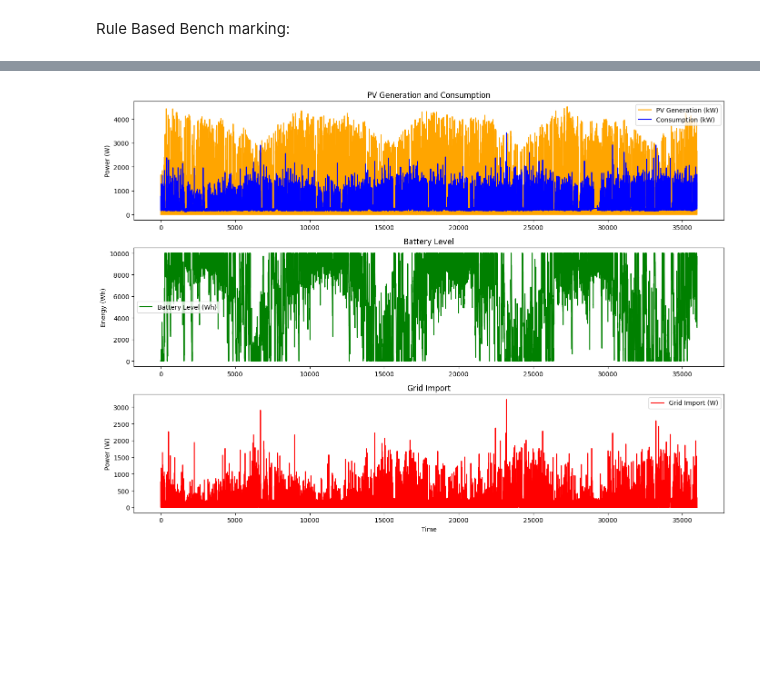
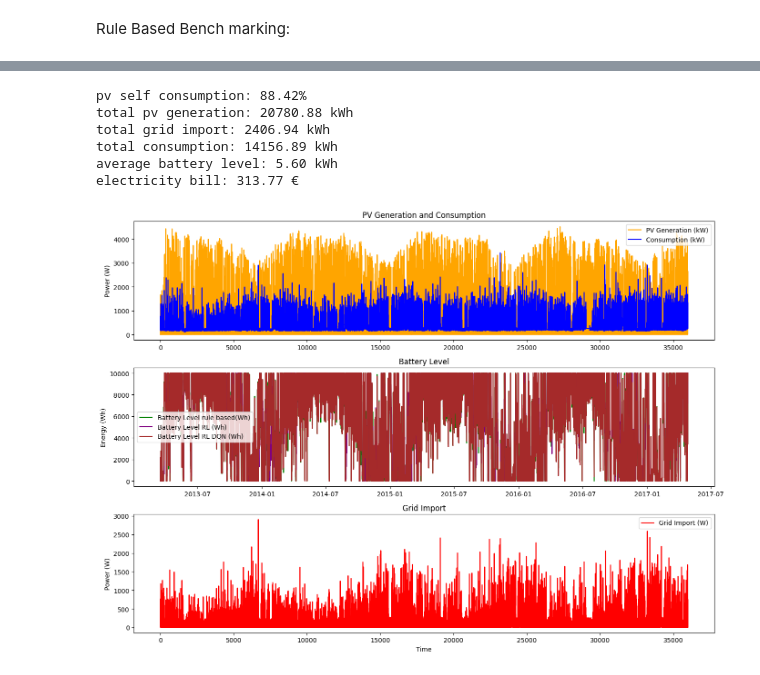
Before and after one commit to hosseinnhk/iems_digital_twin, a Jupyter notebook: rl_notebook.ipynb, the cells around one changed output, grey strips where cells are left out. Cells and saved outputs as stored; diff of their text form; code cells hidden in the pictures; blank space fills up the shorter version.

Commit message:
generative AI model is added

```diff
--- a/rl_notebook.ipynb
+++ b/rl_notebook.ipynb
@@ -258,37 +465,84 @@ average battery level: 7.01 kWh
+# %%
+env.reset()
+states, actions, rewards, battery_level, grid_imports, pv_generation, consumption = [], [], [], [], [], [], []
+
+done = False
+while not done:
+    state = env._get_state()
+    action, _ = model.predict(state)
+    next_state, reward, done, _ = env.step(action)
+
+    # Save data for visualization
+    states.append(state)
+    actions.append(action)
+    rewards.append(reward)
+    battery_level.append(env.battery_level)
+    grid_imports.append(env.grid_import)  # Grid import
+    pv_generation.append(state[1])
+    consumption.append(state[2])
+
+# Convert lists to numpy arrays for easier plotting
+battery_levels = np.array(battery_level)
+grid_imports = np.array(grid_imports)
+pv_generation = np.array(pv_generation)
+consumption = np.array(consumption)
+
+dataset['battery_level_rl_dqn'] = battery_level
+dataset['grid_import_rl_dqn'] = grid_imports
+# %%
+pv_self_consumption = np.sum(pv_generation - grid_imports) / np.sum(pv_generation) * 100
+electricity_bill = np.sum(grid_imports * dataset['price'])/ 1000000
+
+
+print(f"pv self consumption: {pv_self_consumption:.2f}%")
+print(f"total pv generation: {np.sum(pv_generation)/1000:.2f} kWh")
+print(f"total grid import: {np.sum(grid_imports)/1000:.2f} kWh")
+print(f"total consumption: {np.sum(consumption)/1000:.2f} kWh")
+print(f'average battery level: {np.mean(battery_level)/1000:.2f} kWh')
+print(f'electricity bill: {electricity_bill:.2f} €')
+# %% [output]
+pv self consumption: 88.42%
+total pv generation: 20780.88 kWh
+total grid import: 2406.94 kWh
+total consumption: 14156.89 kWh
+average battery level: 5.60 kWh
+electricity bill: 313.77 €
 # %%
 # Generate time labels for a week
-time_labels = [f"Day {i//24+1}, Hour {i%24}" for i in range(len(battery_levels_rl))]
+time_labels = [f"Day {i//24+1}, Hour {i%24}" for i in range(len(battery_levels))]
 
 # Plot the results
 plt.figure(figsize=(14, 10))
 
 # PV Generation and Consumption
 plt.subplot(3, 1, 1)
 plt.plot(pv_generation, label='PV Generation (kW)', color='orange')
 plt.plot(consumption, label='Consumption (kW)', color='blue')
 plt.title('PV Generation and Consumption')
 plt.ylabel('Power (W)')
 plt.legend()
 
 # Battery Level
 plt.subplot(3, 1, 2)
-plt.plot(battery_levels_rl, label='Battery Level (Wh)', color='green')
+plt.plot(dataset['battery_level_rb'], label='Battery Level rule based(Wh)', color='green')
+plt.plot(dataset['battery_level_rl'], label='Battery Level RL (Wh)', color='purple')
+plt.plot(dataset['battery_level_rl_dqn'], label='Battery Level RL DQN (Wh)', color='brown')
 plt.title('Battery Level')
 plt.ylabel('Energy (Wh)')
 plt.legend()
 
 
 plt.subplot(3, 1, 3)
-plt.plot(grid_imports_rl, label='Grid Import (W)', color='red')
+plt.plot(grid_import, label='Grid Import (W)', color='red')
 plt.title('Grid Import')
 plt.ylabel('Power (W)')
 plt.xlabel('Time')
 plt.legend()
 
 # plt.xticks(ticks=range(0, len(time_labels), 24), labels=[time_labels[i] for i in range(0, len(time_labels), 24)], rotation=45)
 
 plt.tight_layout()
 plt.show()
 plt.close()
 # %% [output]
-[figure, old version]
+[figure, new version]
```
Also changed, not shown: parts of 7 cells of this notebook, 2 other files.
